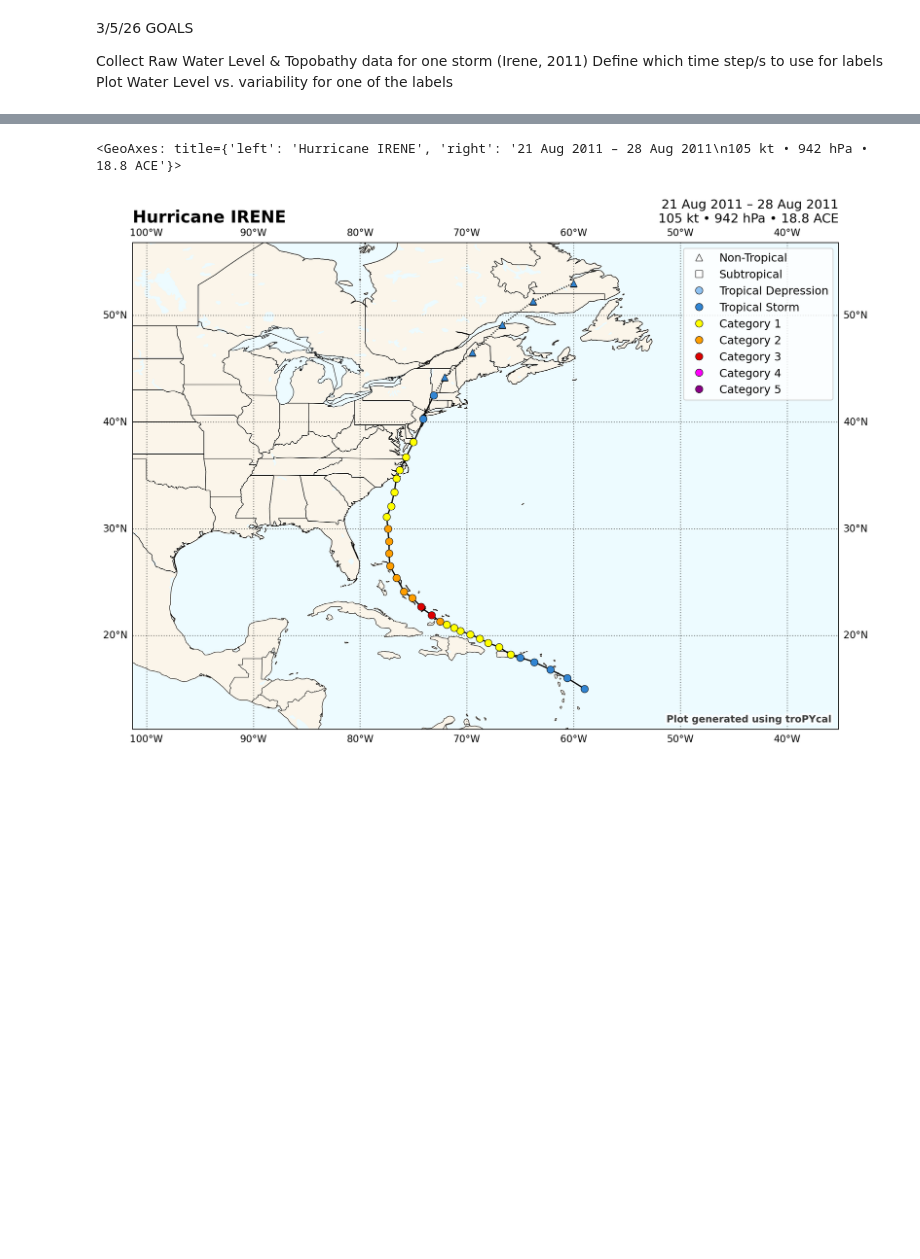
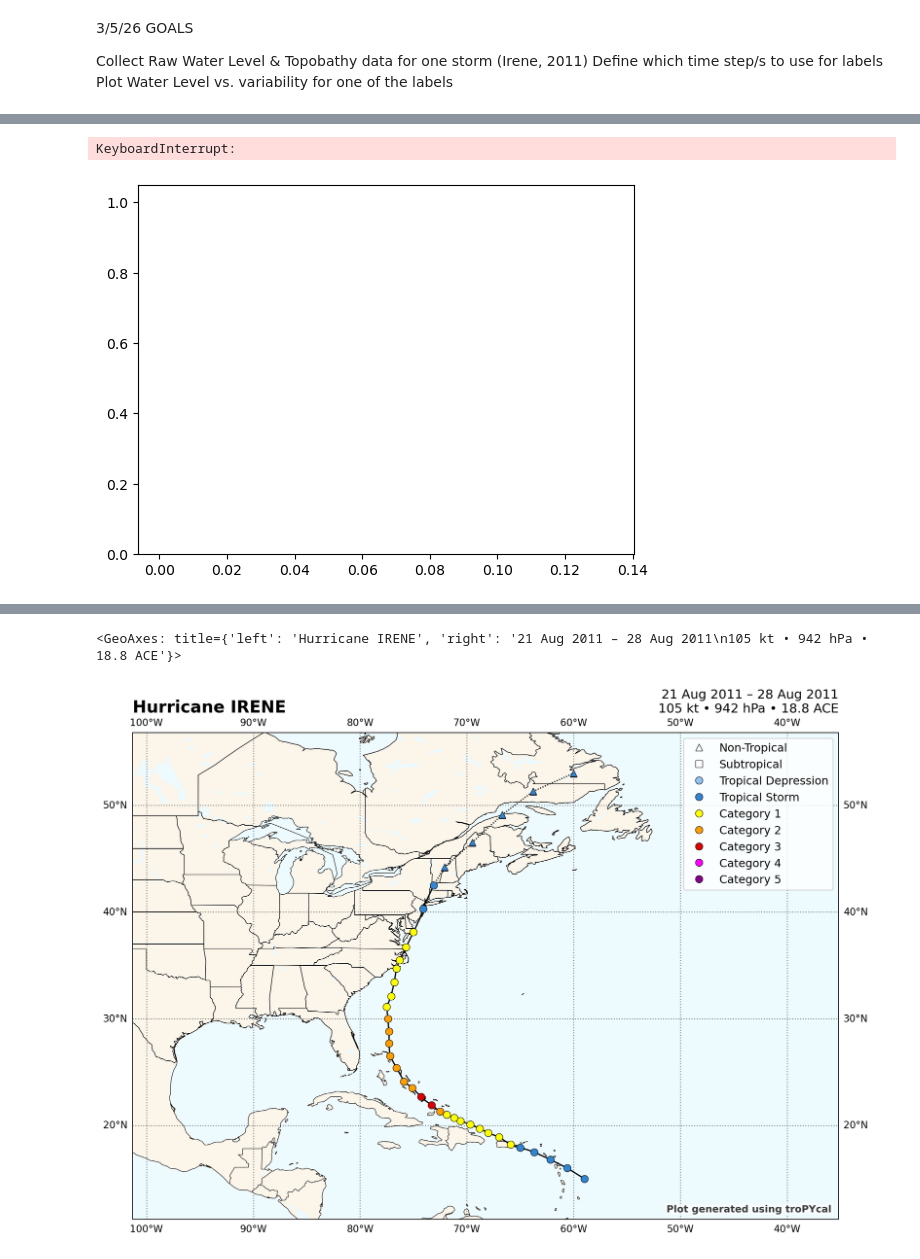
Before and after one commit to qhsimmons/CORA_AOSC650, a Jupyter notebook: Collect_Raw_Data.ipynb, the cells around one changed output, grey strips where cells are left out. Drawn from its saved outputs; the diff is of its cells as text; code cells hidden in the pictures; blank space fills up the shorter version.

```diff
--- a/Collect_Raw_Data.ipynb
+++ b/Collect_Raw_Data.ipynb
@@ -358,9 +329,12 @@ Data variables: (12/26)
 # %%
-# # import matplotlib.pyplot as plt
-# t = '2011-08-25T18:00:00.000000000'
-# vals = combined_ds_newfeats.sel(time=t)["zeta_std_dev"]
-# plt.hist(vals, bins=50)
-# plt.title(f"Std dev distribution at time {t}")
-# plt.xlabel("Std dev (m)")
-# plt.ylabel("Count")
-# plt.show()
+# import matplotlib.pyplot as plt
+t = '2011-08-25T18:00:00.000000000'
+vals = combined_ds_newfeats.sel(time=t)["zeta_std_dev"]
+plt.hist(vals, bins=50)
+plt.title(f"Std dev distribution at time {t}")
+plt.xlabel("Std dev (m)")
+plt.ylabel("Count")
+plt.show()
+# %% [output]
+KeyboardInterrupt:
+[figure, added]
```
Also changed, not shown: parts of 9 cells of this notebook.
